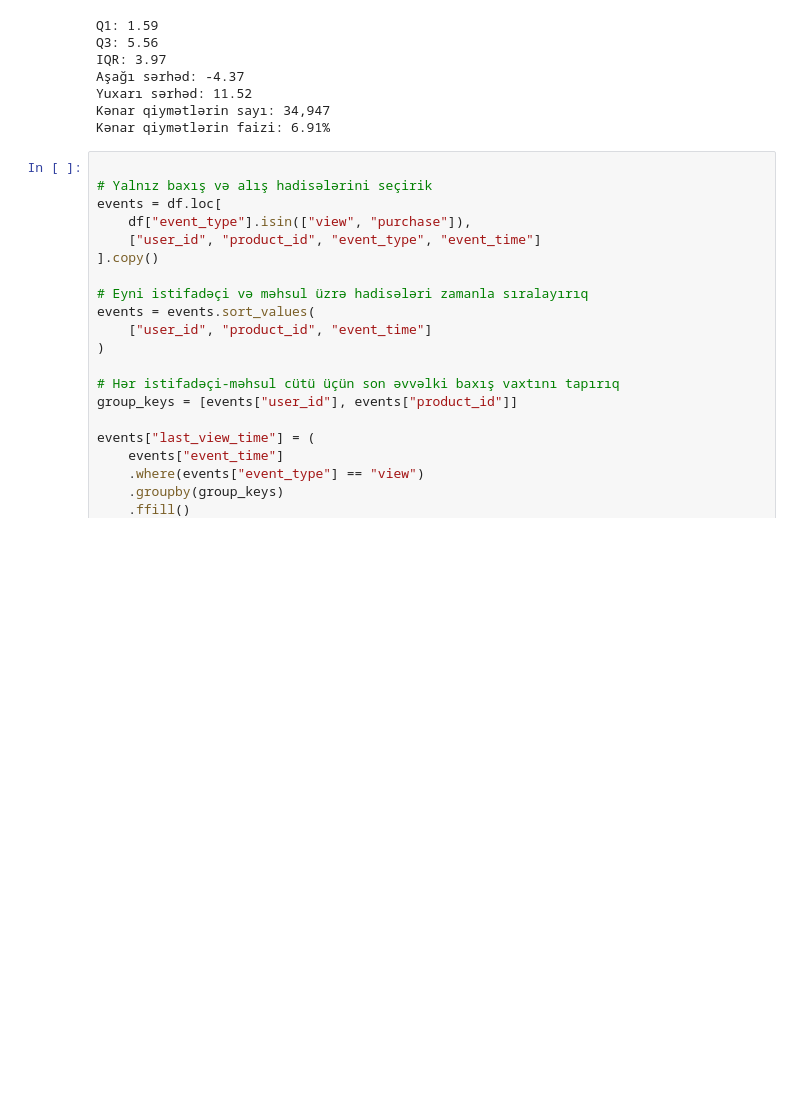
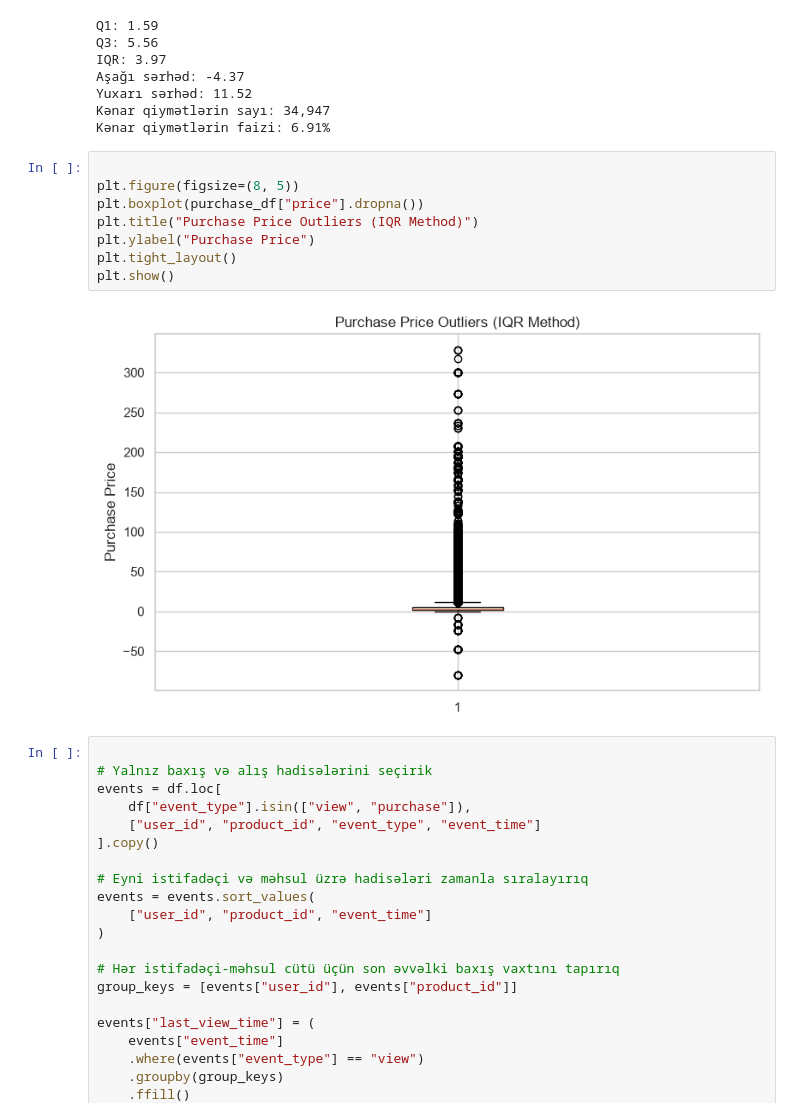
Before and after one commit to SAGUBAOSMANOVA1/ecommerce-funnel-analysis, a Jupyter notebook: ecommerce_funnel_analysis.ipynb, the cells around one changed output. Drawn from its saved outputs; the diff is of its cells as text; blank space fills up the shorter version.

```diff
--- a/ecommerce_funnel_analysis.ipynb
+++ b/ecommerce_funnel_analysis.ipynb
@@ -662,6 +662,16 @@ Aşağı sərhəd: -4.37
 Yuxarı sərhəd: 11.52
 Kənar qiymətlərin sayı: 34,947
 Kənar qiymətlərin faizi: 6.91%
+# %%
+
+plt.figure(figsize=(8, 5))
+plt.boxplot(purchase_df["price"].dropna())
+plt.title("Purchase Price Outliers (IQR Method)")
+plt.ylabel("Purchase Price")
+plt.tight_layout()
+plt.show()
+# %% [output]
+[figure, added]
 # %%
 
 # Yalnız baxış və alış hadisələrini seçirik
```
Also changed, not shown: 1 other file.
